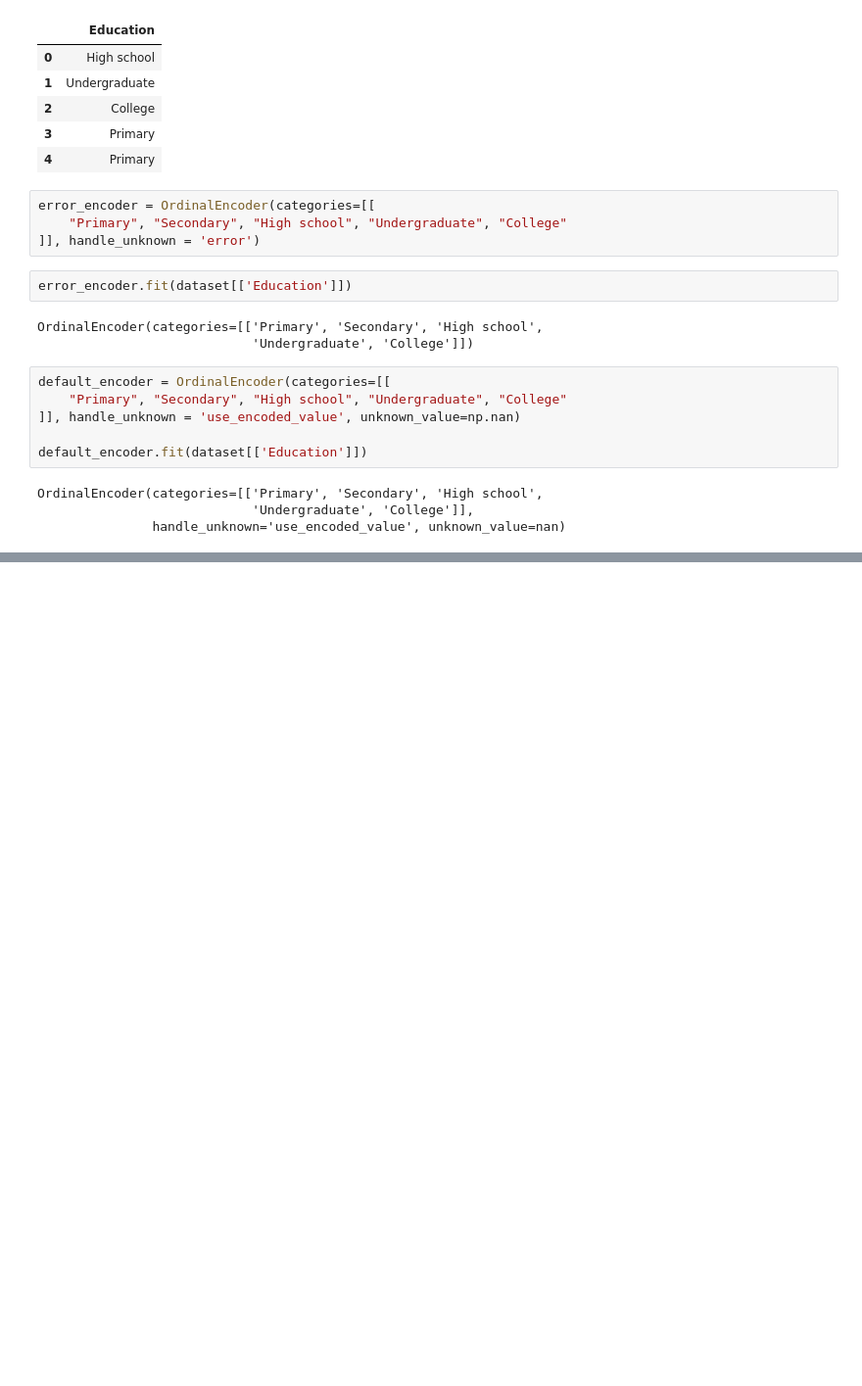
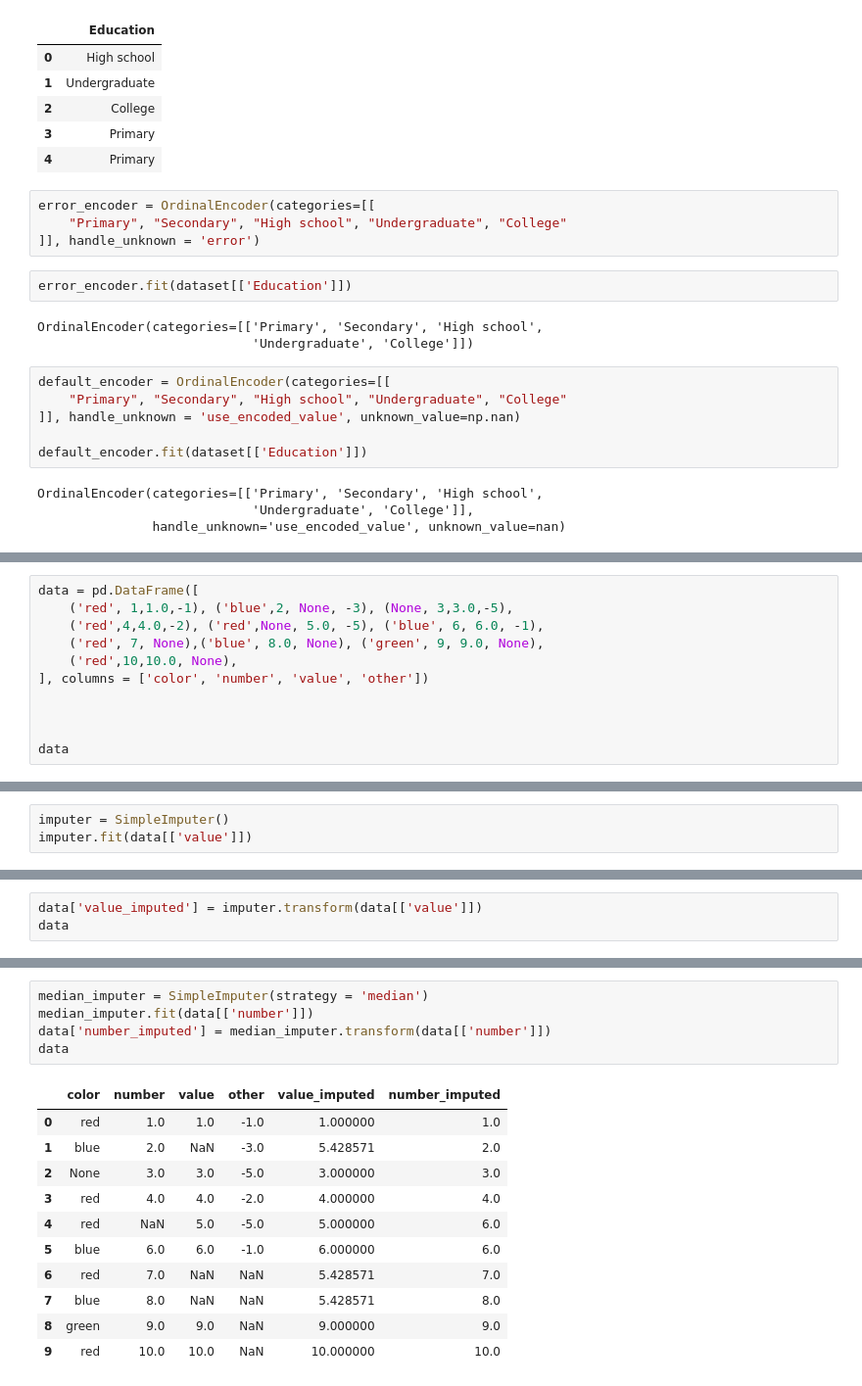
Before and after one commit to Leonel58/MACHINE_LEARNING_PYTHON, a Jupyter notebook: MACHINE_LEARNING CON SCIKTI LEARNING/Codificacion de Categorias.ipynb, the cells around one changed output, grey strips where cells are left out. Shown: that part at 98% size. Cells and saved outputs as stored; diff of their text form; blank space fills up the shorter version.

Commit message:
imputed

```diff
--- a/MACHINE_LEARNING CON SCIKTI LEARNING/Codificacion de Categorias.ipynb
+++ b/MACHINE_LEARNING CON SCIKTI LEARNING/Codificacion de Categorias.ipynb
@@ -132,0 +209,11 @@ default_encoder.transform([["Kindergrarten"]])
+# %%
+data = pd.DataFrame([
+    ('red', 1,1.0,-1), ('blue',2, None, -3), (None, 3,3.0,-5),
+    ('red',4,4.0,-2), ('red',None, 5.0, -5), ('blue', 6, 6.0, -1),
+    ('red', 7, None),('blue', 8.0, None), ('green', 9, 9.0, None),
+    ('red',10,10.0, None),
+], columns = ['color', 'number', 'value', 'other'])
+
+
+
+data
@@ -132,0 +234,3 @@ default_encoder.transform([["Kindergrarten"]])
+# %%
+imputer = SimpleImputer()
+imputer.fit(data[['value']])
@@ -132,0 +239,3 @@ default_encoder.transform([["Kindergrarten"]])
+# %%
+data['value_imputed'] = imputer.transform(data[['value']])
+data
@@ -132,0 +254,17 @@ default_encoder.transform([["Kindergrarten"]])
+# %%
+median_imputer = SimpleImputer(strategy = 'median')
+median_imputer.fit(data[['number']])
+data['number_imputed'] = median_imputer.transform(data[['number']])
+data
+# %% [output]
+|  | color | number | value | other | value_imputed | number_imputed |
+| 0 | red | 1.0 | 1.0 | -1.0 | 1.000000 | 1.0 |
+| 1 | blue | 2.0 | NaN | -3.0 | 5.428571 | 2.0 |
+| 2 | None | 3.0 | 3.0 | -5.0 | 3.000000 | 3.0 |
+| 3 | red | 4.0 | 4.0 | -2.0 | 4.000000 | 4.0 |
+| 4 | red | NaN | 5.0 | -5.0 | 5.000000 | 6.0 |
+| 5 | blue | 6.0 | 6.0 | -1.0 | 6.000000 | 6.0 |
+| 6 | red | 7.0 | NaN | NaN | 5.428571 | 7.0 |
+| 7 | blue | 8.0 | NaN | NaN | 5.428571 | 8.0 |
+| 8 | green | 9.0 | 9.0 | NaN | 9.000000 | 9.0 |
+| 9 | red | 10.0 | 10.0 | NaN | 10.000000 | 10.0 |
```
Also changed, not shown: parts of 21 cells of this notebook.
